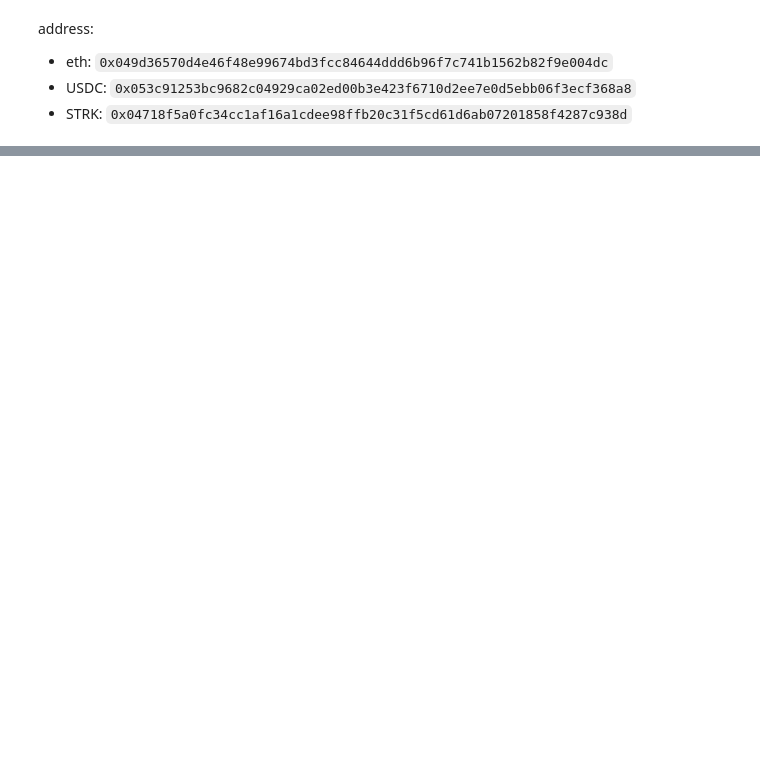
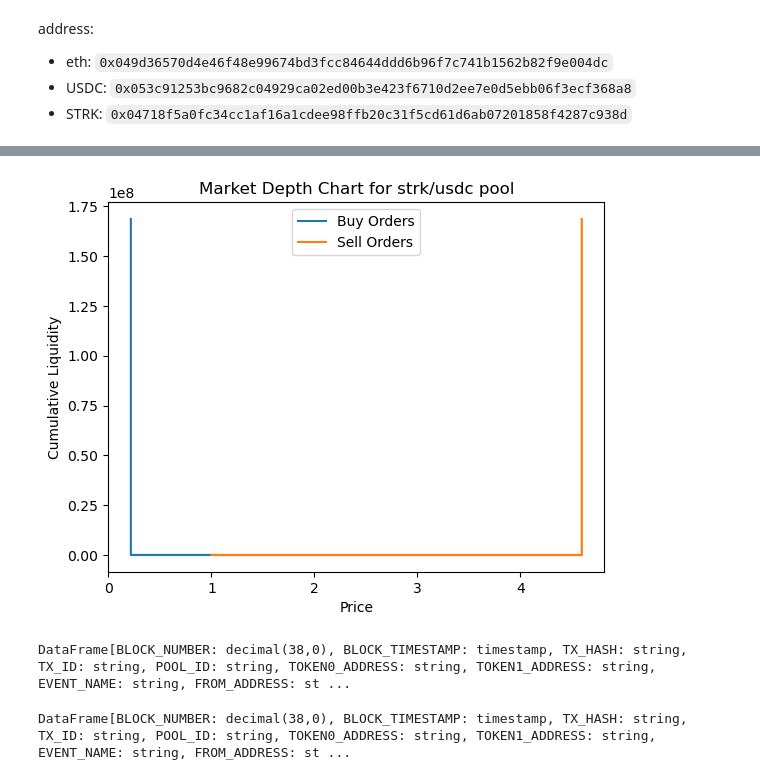
Before and after one commit to Oliz888/openblock-labs, a Jupyter notebook: analysis.ipynb, the cells around one changed output, grey strips where cells are left out. Drawn from its saved outputs; the diff is of its cells as text; code cells hidden in the pictures; blank space fills up the shorter version.

```diff
--- a/analysis.ipynb
+++ b/analysis.ipynb
@@ -209,5 +287,5 @@ strk_eth_pool.take(5)
 # %%
-strk_usdc_pool = df.filter(
+strk_usdc_pool = df_capped.filter(
     ((F.col('TOKEN0_ADDRESS') == strk_address) & (F.col('TOKEN1_ADDRESS') == usdc_address)) |
     (F.col('TOKEN0_ADDRESS') == usdc_address) & (F.col('TOKEN1_ADDRESS') == strk_address)
 )
@@ -267,0 +358,18 @@ def tick_to_price(tick):
+# %%
+from pyspark.sql import Window
+from pyspark.sql.functions import col, sum as _sum
+
+# Assuming you have a Spark DataFrame `df` with the columns `price_low`, `price_high`, and `LIQUIDITY_AMOUNT`
+
+# Calculate cumulative liquidity for price_low (buy orders)
+windowSpecBuy = Window.orderBy(col('price_low')).rowsBetween(Window.unboundedPreceding, Window.currentRow)
+strk_usdc_pool_sorted = strk_usdc_pool_sorted.withColumn('Cumulative_Liquidity_Buy', _sum('LIQUIDITY_AMOUNT').over(windowSpecBuy))
+
+# Calculate cumulative liquidity for price_high (sell orders)
+windowSpecSell = Window.orderBy(col('price_high').desc()).rowsBetween(Window.unboundedPreceding, Window.currentRow)
+strk_usdc_pool_sorted = strk_usdc_pool_sorted.withColumn('Cumulative_Liquidity_Sell', _sum('LIQUIDITY_AMOUNT').over(windowSpecSell))
+
+# Now you have two new columns: `Cumulative_Liquidity_Buy` and `Cumulative_Liquidity_Sell`
+# Next, you'd collect the data to your local environment
+buy_orders = strk_usdc_pool_sorted.select('price_low', 'Cumulative_Liquidity_Buy').sort('price_low').toPandas()
+sell_orders = strk_usdc_pool_sorted.select('price_high', 'Cumulative_Liquidity_Sell').sort('price_high', ascending=False).toPandas()
@@ -331,0 +427,22 @@ plt.show()
+# %%
+import matplotlib.pyplot as plt
+
+# Plot buy orders
+plt.plot(buy_orders['price_low'], buy_orders['Cumulative_Liquidity_Buy'], label='Buy Orders')
+
+# Plot sell orders
+plt.plot(sell_orders['price_high'], sell_orders['Cumulative_Liquidity_Sell'], label='Sell Orders')
+
+plt.fill_between(buy_orders['price_low'], 0, buy_orders['Cumulative_Liquidity_Buy'], color='green', alpha=0.3)
+plt.fill_between(sell_orders['price_high'], 0, sell_orders['Cumulative_Liquidity_Sell'], color='red', alpha=0.3)
+
+# Labels and Legend
+plt.xlabel('Price')
+plt.ylabel('Cumulative Liquidity')
+plt.title('Market Depth Chart for strk/usdc pool')
+plt.legend()
+
+# Display the plot
+plt.show()
+# %% [output]
+[figure, added]
@@ -331,0 +466,8 @@ plt.show()
+# %%
+strk_eth_pool_sorted
+# %% [output]
+DataFrame[BLOCK_NUMBER: decimal(38,0), BLOCK_TIMESTAMP: timestamp, TX_HASH: string, TX_ID: string, POOL_ID: string, TOKEN0_ADDRESS: string, TOKEN1_ADDRESS: string, EVENT_NAME: string, FROM_ADDRESS: st ...
+# %%
+eth_usdc_pool_sorted
+# %% [output]
+DataFrame[BLOCK_NUMBER: decimal(38,0), BLOCK_TIMESTAMP: timestamp, TX_HASH: string, TX_ID: string, POOL_ID: string, TOKEN0_ADDRESS: string, TOKEN1_ADDRESS: string, EVENT_NAME: string, FROM_ADDRESS: st ...
```
Also changed, not shown: parts of 49 cells of this notebook.
